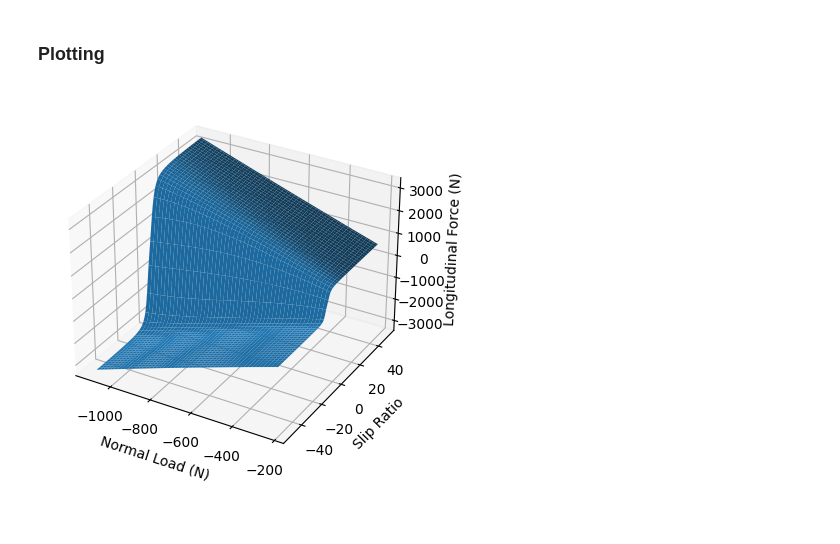
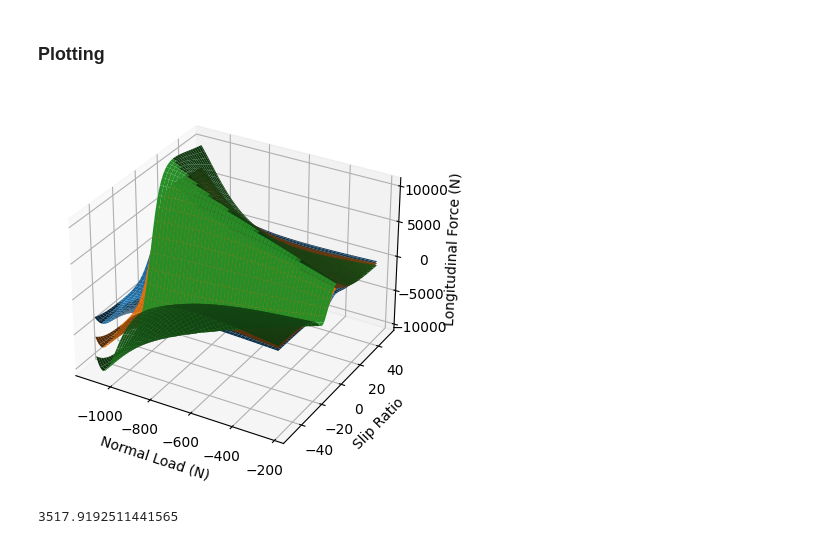
Before and after one commit to rhorvath02/tire_analysis, a Jupyter notebook: fits/front_long.ipynb, the cells around one changed output. Drawn from its saved outputs; the diff is of its cells as text; code cells hidden in the pictures.

```diff
--- a/fits/front_long.ipynb
+++ b/fits/front_long.ipynb
@@ -7,9 +7,10 @@ from mpl_toolkits.mplot3d import Axes3D
 # %% [markdown]
 ### Pacejka Magic Formula
 # %%
-def fit(data, b0, b1, b2, b3, b4, b5, b6, b7, b8, b9, b10, b11, b12, b13):
+def long_fit(data, b0, b1, b2, b3, b4, b5, b6, b7, b8, b9, b10, b11, b12, b13, IA_coeff_mult, IA_coeff_shift):
     FZ = data[0] / 1000 * -1
     SR = data[1]
+    IA = data[2]
 
     C = b0
     D = FZ * (b1 * FZ + b2)
@@ -23,11 +24,11 @@ def fit(data, b0, b1, b2, b3, b4, b5, b6, b7, b8, b9, b10, b11, b12, b13):
     V = b11 * FZ + b12
     Bx1 = B * (SR + H)
 
-    return (D * np.sin(C * np.arctan(Bx1 - E * (Bx1 - np.arctan(Bx1)))) + V)
+    return (D * np.sin(C * np.arctan(Bx1 - E * (Bx1 - np.arctan(Bx1)))) + V) * (IA * IA_coeff_mult + IA_coeff_shift)
 # %% [markdown]
 ### Desired Parameters for Filtering
 # %%
-tires = {"hoosier_r25b_16x7-5_10x8":{"long":None, "lat":None}}
+tires = {"hoosier_r25b_16x7-5_10x7":{"long":None, "lat":None}}
 
 camber = 0 # default camber
 pressure = 12 * 6.89476 # default pressure
@@ -56,34 +59,45 @@ for name, tire in tires.items():
 # %% [markdown]
 ### Define Coefficients
 # %%
-df = tires["hoosier_r25b_16x7-5_10x8"]["long"]
+df = tires["hoosier_r25b_16x7-5_10x7"]["long"]
 x_lst = [x for x in df["load"].tolist()]
 y_lst = [x * 100 for x in df["SL"].tolist()]
 z_lst = df["FX"].tolist()
 
-optimal = [0.771, 192.991,  3001.746, -403.002, 702.111, -0.492, 2.223, -1.97729069, -4.017, -2.669, 3.366, 2.044, -1.263, 0.353]
+optimal = [2.4299544011118486, 192.6439205435163, 3004.4868352663448, -401.46670130280563, 702.5750678614955, -0.1860057989059407, 3.842257055358237, -0.1704186126594227, -3.1689361773408438, -1.4021441268634667, 1.009248943160487, 0.7748110187699014, 0.5893057407163083, 0.2779580699825117, 1000, 1000]
 # %% [markdown]
 ### Plotting
 # %%
 model_x_data = np.linspace(min(x_lst), max(x_lst), 1000)
 model_y_data = np.linspace(-50, 50, 100)
 
 X, Y = np.meshgrid(model_x_data, model_y_data)
 
 fig = plt.figure()
 ax = Axes3D(fig, auto_add_to_figure=False)
 
-Z = fit([X, Y], *optimal)
+W1 = long_fit([X, Y, 0], *optimal) / 1000
+
+W2 = long_fit([X, Y, 1], *optimal) / 1000
+
+W3 = long_fit([X, Y, 2], *optimal) / 1000
 
 ax = plt.axes(projection='3d')
 
 fig.add_axes(ax)
-ax.plot_surface(X, Y, Z)
+ax.plot_surface(X, Y, W1)
+ax.plot_surface(X, Y, W2)
+ax.plot_surface(X, Y, W3)
 
 ax.set_xlabel('Normal Load (N)')
 ax.set_ylabel('Slip Ratio')
 ax.set_zlabel('Longitudinal Force (N)')
 
 plt.show()
 # %% [output]
-[figure, old version]
+[figure, new version]
+# %%
+W = long_fit([-250 / 0.224809, 4, 2], *optimal) / 1000
+print(W)
+# %% [output]
+3517.9192511441565
```
Also changed, not shown: parts of 1 cell of this notebook, 11 other files.
